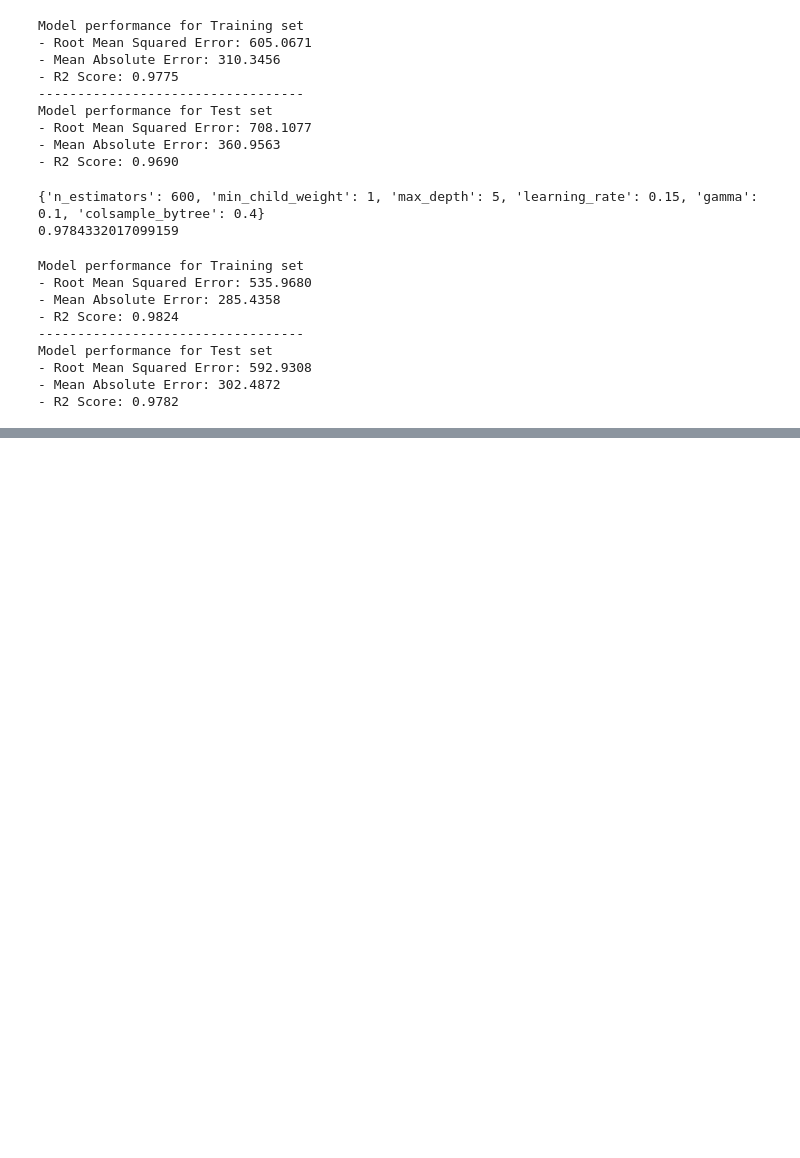
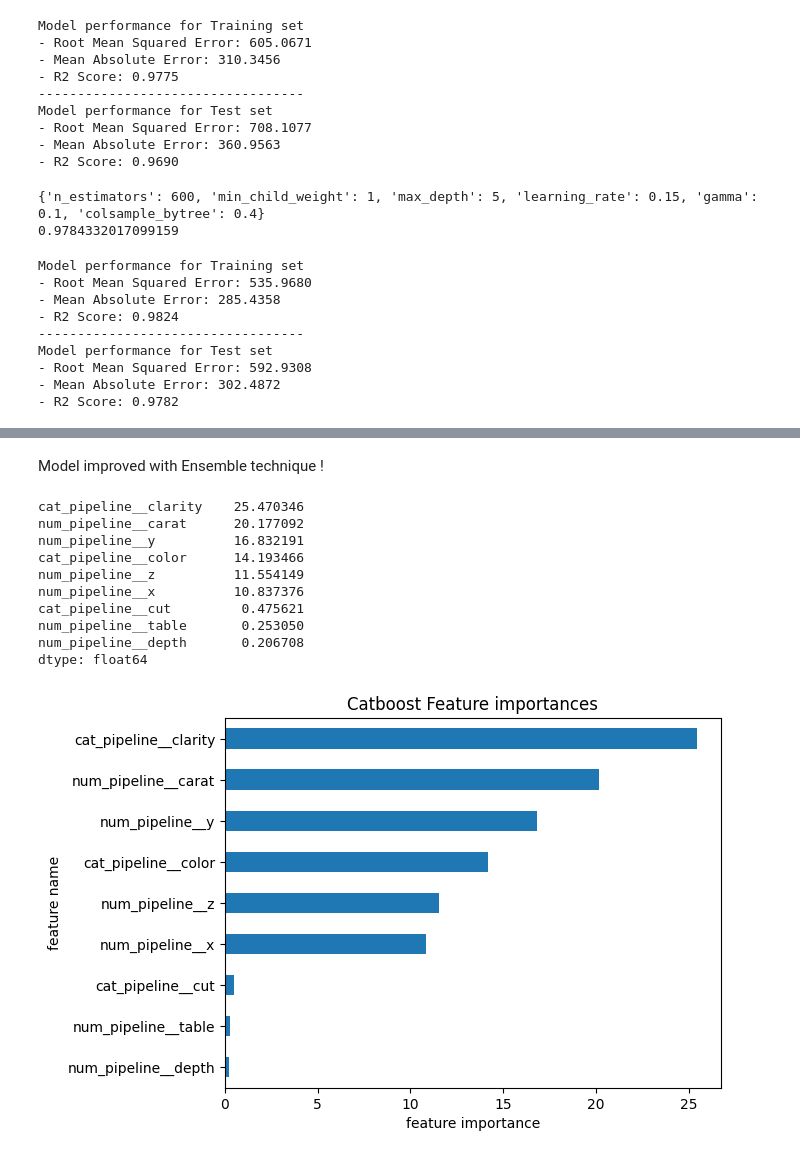
Before and after one commit to sikoh/Gemstone-Price-Prediction, a Jupyter notebook: notebook/Model_Gemstone_Price.ipynb, the cells around one changed output, grey strips where cells are left out. Cells and saved outputs as stored; diff of their text form; code cells hidden in the pictures; blank space fills up the shorter version.

Commit message:
add feature importance CatBoostModel

```diff
--- a/notebook/Model_Gemstone_Price.ipynb
+++ b/notebook/Model_Gemstone_Price.ipynb
@@ -385,0 +396,28 @@ print_evaluated_results(er,X_train,y_train,X_test,y_test)
+# %% [markdown]
+Model improved with Ensemble technique !
+# %%
+#List feature importance of the Catboost model
+
+feature_imp = best_cbr.feature_importances_
+feature_nm = best_cbr.feature_names_
+imp_series = pd.Series(feature_imp)
+imp_series.index = feature_nm
+print(imp_series.sort_values(ascending=False))
+print('\n')
+imp_series.sort_values().plot(kind='barh',
+                              xlabel='feature importance',
+                              ylabel='feature name',
+                              title='Catboost Feature importances')
+plt.show()
+# %% [output]
+cat_pipeline__clarity    25.470346
+num_pipeline__carat      20.177092
+num_pipeline__y          16.832191
+cat_pipeline__color      14.193466
+num_pipeline__z          11.554149
+num_pipeline__x          10.837376
+cat_pipeline__cut         0.475621
+num_pipeline__table       0.253050
+num_pipeline__depth       0.206708
+dtype: float64
+[figure, added]
```
Also changed, not shown: parts of 1 cell of this notebook.
